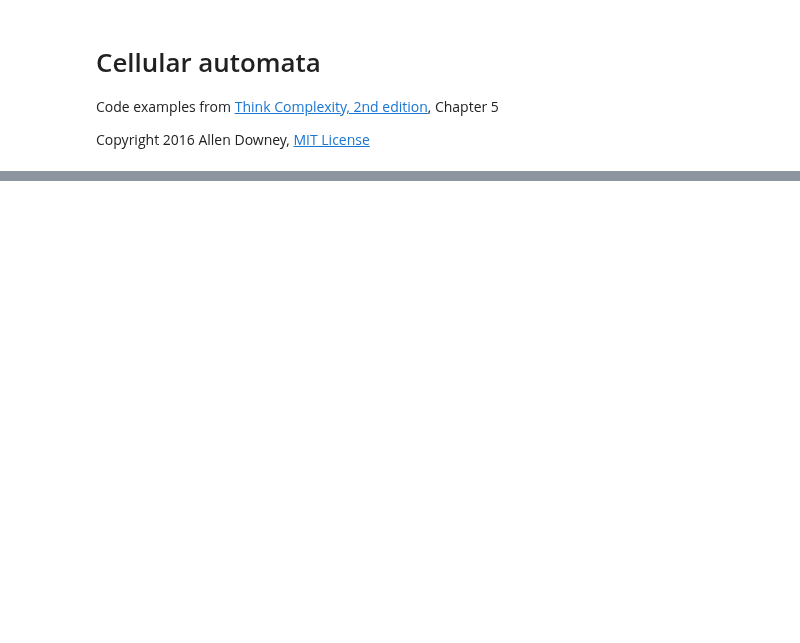
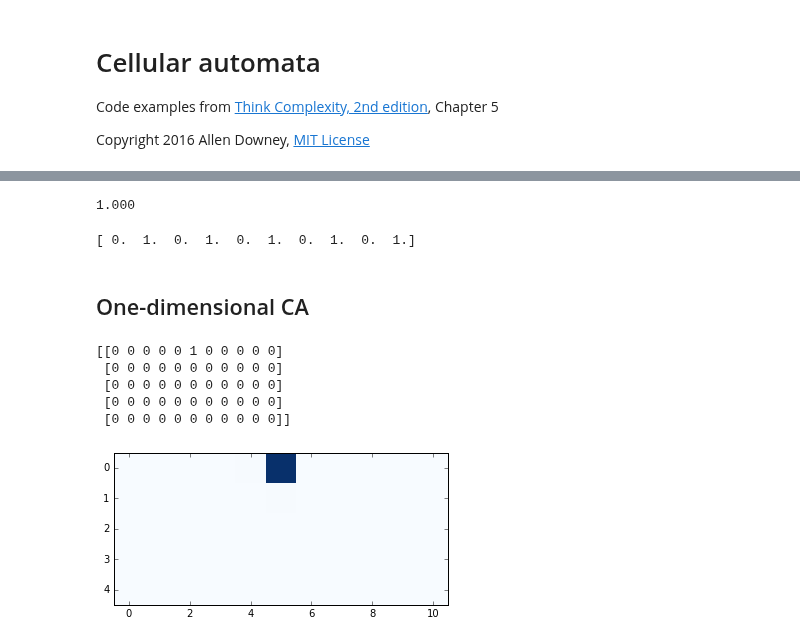
Before and after one commit to AllenDowney/ThinkComplexity2, a Jupyter notebook: code/chap05.ipynb, the cells around one changed output, grey strips where cells are left out. Saved outputs shown, nothing was run; the diff lists cells and outputs as text; code cells hidden in the pictures; blank space fills up the shorter version.

```diff
--- a/code/chap05.ipynb
+++ b/code/chap05.ipynb
@@ -30,0 +36,34 @@ RandomSeed(17)
+# %%
+x[1] = (x[0] + 1) % 2
+x[1]
+# %% [output]
+1.000
+# %%
+for i in range(2, 10):
+    x[i] = (x[i-1] + 1) % 2
+
+print(x)
+# %% [output]
+[ 0.  1.  0.  1.  0.  1.  0.  1.  0.  1.]
+# %% [markdown]
+## One-dimensional CA
+# %%
+rows = 5
+cols = 11
+array = np.zeros((rows, cols), dtype=np.int8)
+array[0, 5] = 1
+print(array)
+# %% [output]
+[[0 0 0 0 0 1 0 0 0 0 0]
+ [0 0 0 0 0 0 0 0 0 0 0]
+ [0 0 0 0 0 0 0 0 0 0 0]
+ [0 0 0 0 0 0 0 0 0 0 0]
+ [0 0 0 0 0 0 0 0 0 0 0]]
+# %%
+def plot_ca(array):
+    cmap = plt.get_cmap('Blues')
+    plt.imshow(array, interpolation='none', cmap=cmap)
+# %%
+plot_ca(array)
+# %% [output]
+[figure, added]
```
Also changed, not shown: parts of 48 cells of this notebook.
